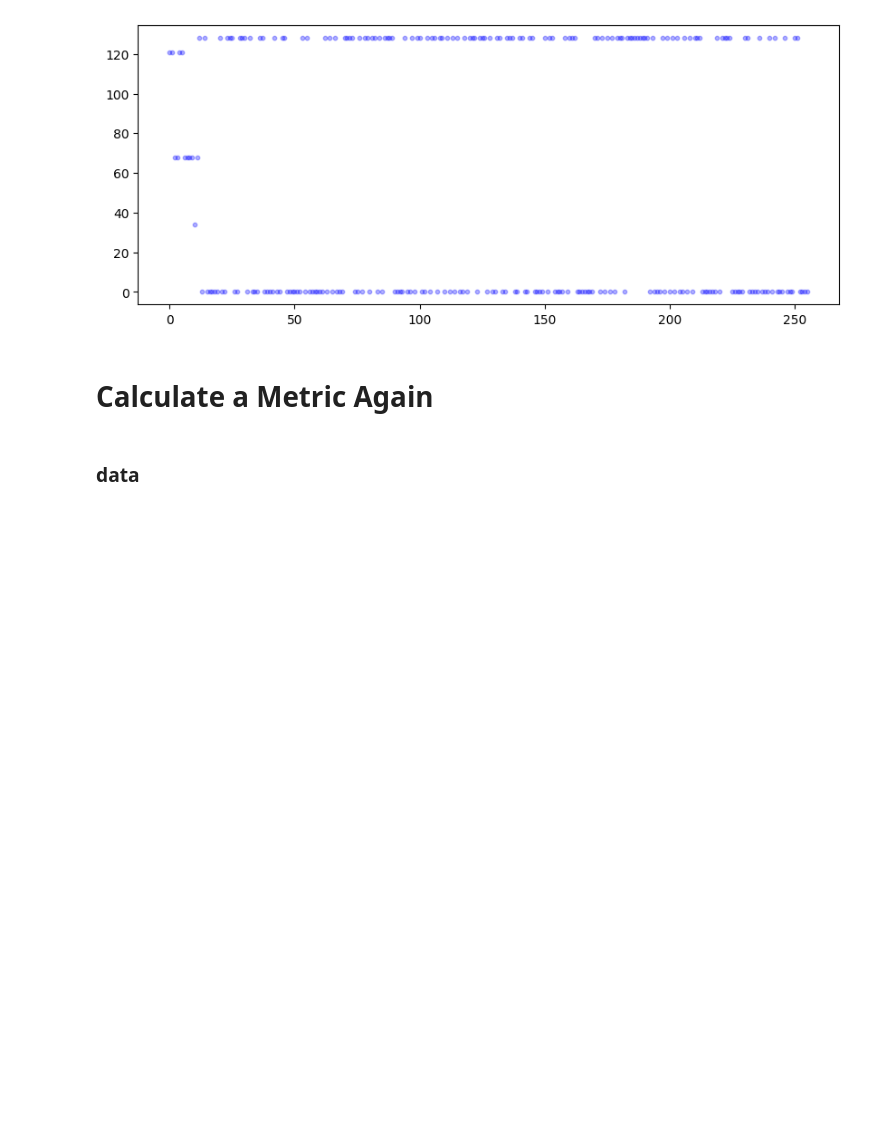
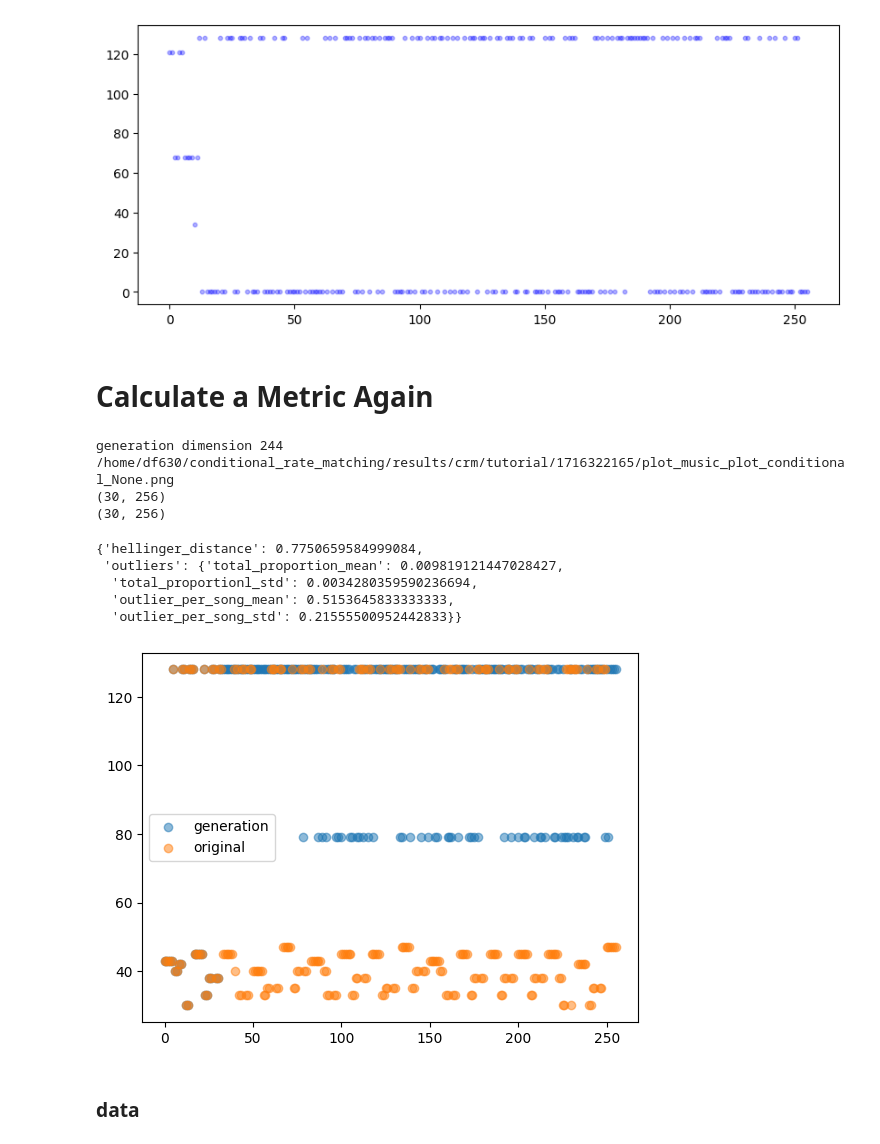
Before and after one commit to cesarali/conditional_rate_matching, a Jupyter notebook: notebooks/Models/CRM/Music/BasicModelCall.ipynb, the cells around one changed output. Drawn from its saved outputs; the diff is of its cells as text; code cells hidden in the pictures; blank space fills up the shorter version.

```diff
--- a/notebooks/Models/CRM/Music/BasicModelCall.ipynb
+++ b/notebooks/Models/CRM/Music/BasicModelCall.ipynb
@@ -126,10 +130,21 @@ metrics_avaliable = MetricsAvaliable()
 # %%
 # number of samples requiered to calculate the test
 # this number should not be that big as the sample and paths are stored to perform the statistics
-# crm.config.pipeline.number_of_steps = 100
-# crm.config.data1.test_size
+crm.config.pipeline.number_of_steps = 100
+crm.config.data1.test_size
 
-# log_metrics(crm, epoch=None, all_metrics = {}, metrics_to_log={metrics_avaliable.music_plot})
+log_metrics(crm, epoch=None, all_metrics = {}, metrics_to_log={metrics_avaliable.music_plot, metrics_avaliable.hellinger_distance, metrics_avaliable.outliers})
+# %% [output]
+generation dimension 244
+/home/df630/conditional_rate_matching/results/crm/tutorial/1716322165/plot_music_plot_conditional_None.png
+(30, 256)
+(30, 256)
+{'hellinger_distance': 0.7750659584999084,
+ 'outliers': {'total_proportion_mean': 0.009819121447028427,
+  'total_proportionl_std': 0.0034280359590236694,
+  'outlier_per_song_mean': 0.5153645833333333,
+  'outlier_per_song_std': 0.21555500952442833}}
+[figure, added]
 # %%
 for b in crm.dataloader_0.train():
     song_0  = b[0][0]
```
Also changed, not shown: parts of 7 cells of this notebook, 2 other files.
